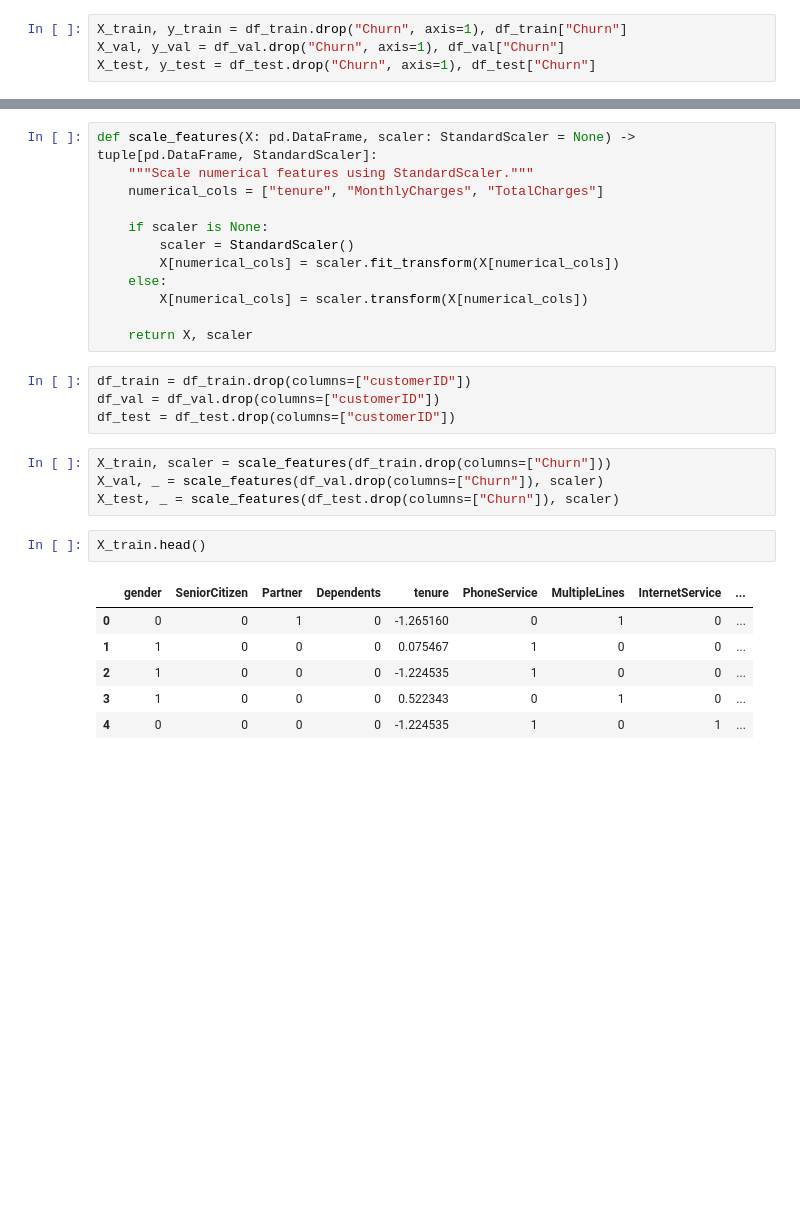
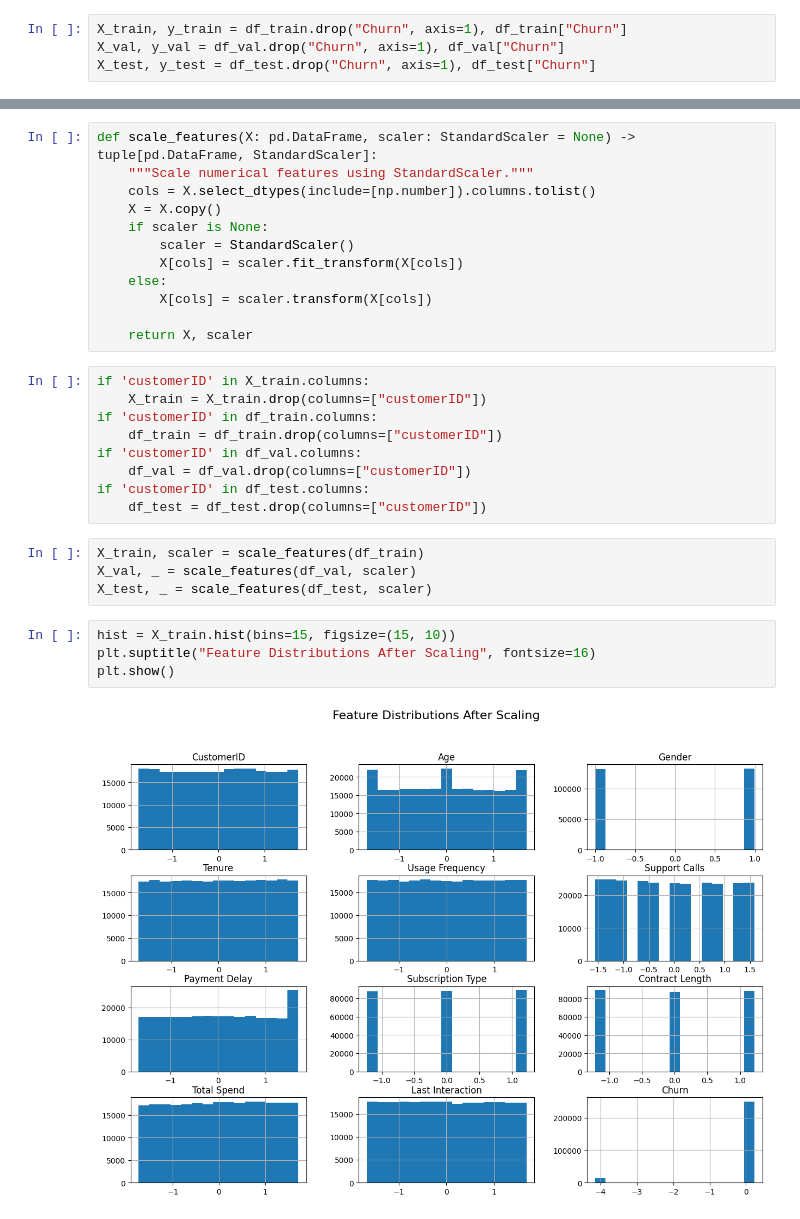
Before and after one commit to thawtar/ml_learning, a Jupyter notebook: ai-build/notebooks/preprocess.ipynb, the cells around one changed output, grey strips where cells are left out. Saved outputs shown, nothing was run; the diff lists cells and outputs as text; blank space fills up the shorter version.

```diff
--- a/ai-build/notebooks/preprocess.ipynb
+++ b/ai-build/notebooks/preprocess.ipynb
@@ -104,29 +103,31 @@ X_train.head()
 # %%
 def scale_features(X: pd.DataFrame, scaler: StandardScaler = None) -> tuple[pd.DataFrame, StandardScaler]:
     """Scale numerical features using StandardScaler."""
-    numerical_cols = ["tenure", "MonthlyCharges", "TotalCharges"]
-
+    cols = X.select_dtypes(include=[np.number]).columns.tolist()
+    X = X.copy()
     if scaler is None:
         scaler = StandardScaler()
-        X[numerical_cols] = scaler.fit_transform(X[numerical_cols])
+        X[cols] = scaler.fit_transform(X[cols])
     else:
-        X[numerical_cols] = scaler.transform(X[numerical_cols])
+        X[cols] = scaler.transform(X[cols])
 
     return X, scaler
 # %%
-df_train = df_train.drop(columns=["customerID"])
-df_val = df_val.drop(columns=["customerID"])
-df_test = df_test.drop(columns=["customerID"])
+if 'customerID' in X_train.columns:
+    X_train = X_train.drop(columns=["customerID"])
+if 'customerID' in df_train.columns:
+    df_train = df_train.drop(columns=["customerID"])
+if 'customerID' in df_val.columns:
+    df_val = df_val.drop(columns=["customerID"])
+if 'customerID' in df_test.columns:
+    df_test = df_test.drop(columns=["customerID"])
 # %%
-X_train, scaler = scale_features(df_train.drop(columns=["Churn"]))
-X_val, _ = scale_features(df_val.drop(columns=["Churn"]), scaler)
-X_test, _ = scale_features(df_test.drop(columns=["Churn"]), scaler)
+X_train, scaler = scale_features(df_train)
+X_val, _ = scale_features(df_val, scaler)
+X_test, _ = scale_features(df_test, scaler)
-# %%
-X_train.head()
-# %% [output]
-|  | gender | SeniorCitizen | Partner | Dependents | tenure | PhoneService | MultipleLines | InternetService | ... |
-| 0 | 0 | 0 | 1 | 0 | -1.265160 | 0 | 1 | 0 | ... |
-| 1 | 1 | 0 | 0 | 0 | 0.075467 | 1 | 0 | 0 | ... |
-| 2 | 1 | 0 | 0 | 0 | -1.224535 | 1 | 0 | 0 | ... |
-| 3 | 1 | 0 | 0 | 0 | 0.522343 | 0 | 1 | 0 | ... |
-| 4 | 0 | 0 | 0 | 0 | -1.224535 | 1 | 0 | 1 | ... |
+# %%
+hist = X_train.hist(bins=15, figsize=(15, 10))
+plt.suptitle("Feature Distributions After Scaling", fontsize=16)
+plt.show()
+# %% [output]
+[figure, added]
```
Also changed, not shown: parts of 13 cells of this notebook, 4 other files.
